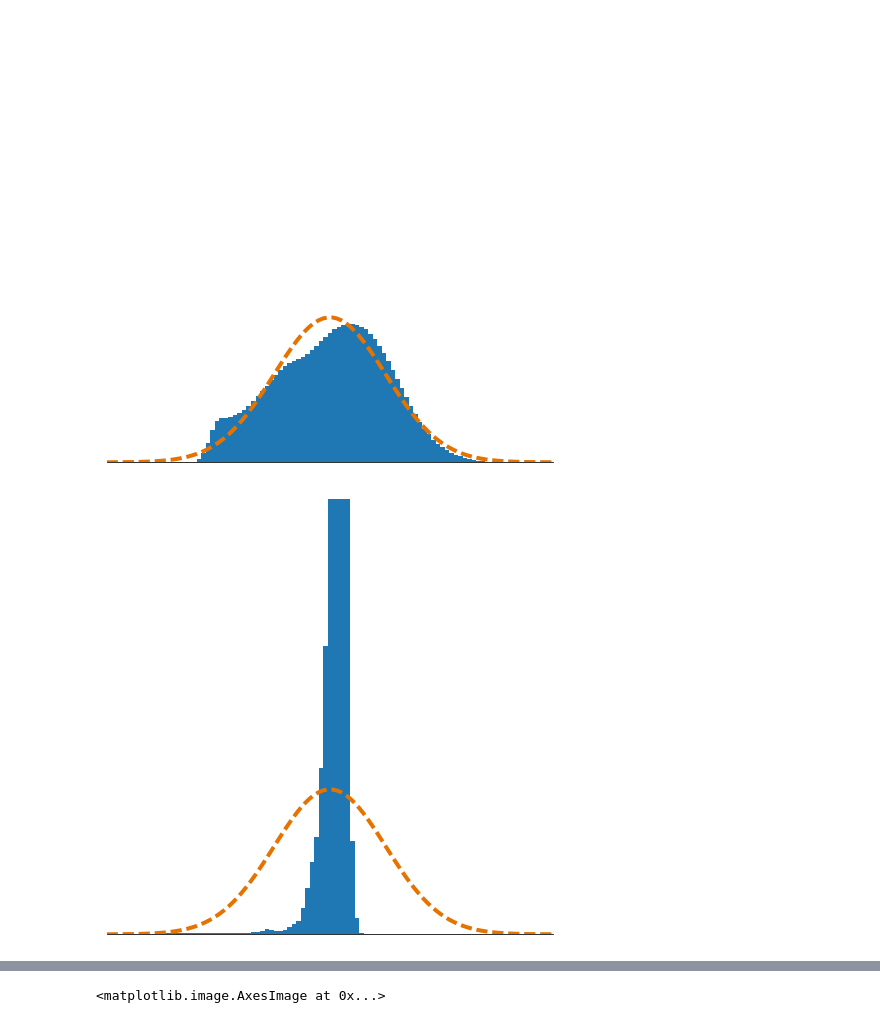
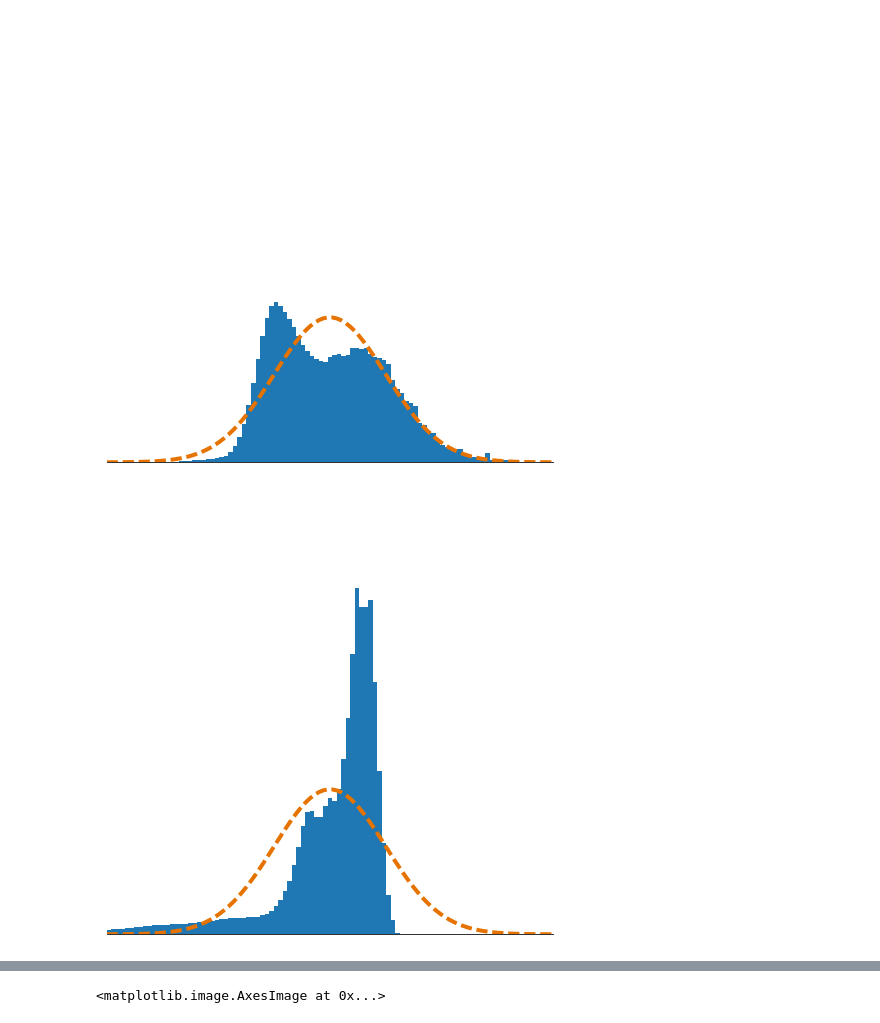
Before and after one commit to BirdVox/lostanlen_spl2018, a Jupyter notebook: pcen_histograms.ipynb, the cells around one changed output, grey strips where cells are left out. Saved outputs shown, nothing was run; the diff lists cells and outputs as text; code cells hidden in the pictures.

```diff
--- a/pcen_histograms.ipynb
+++ b/pcen_histograms.ipynb
@@ -8,7 +8,7 @@ import os
 import scipy
 
 
-subfolders = ["DCASE2013-pcen"] #["DCASE2013-pcen", "BirdVox-pcen", "SONYC-pcen"]
+subfolders = ["BirdVox-pcen", "SONYC-pcen"]
 data_dir = '/beegfs/vl1019/spl2018_datasets'
 
 %matplotlib inline
@@ -263,2 +267,2 @@ for subfolder_id in range(len(subfolders)):
-[figure, old version]
+[figure, new version]
-[figure, old version]
+[figure, new version]
```
Also changed, not shown: parts of 1 cell of this notebook, 12 other files.
